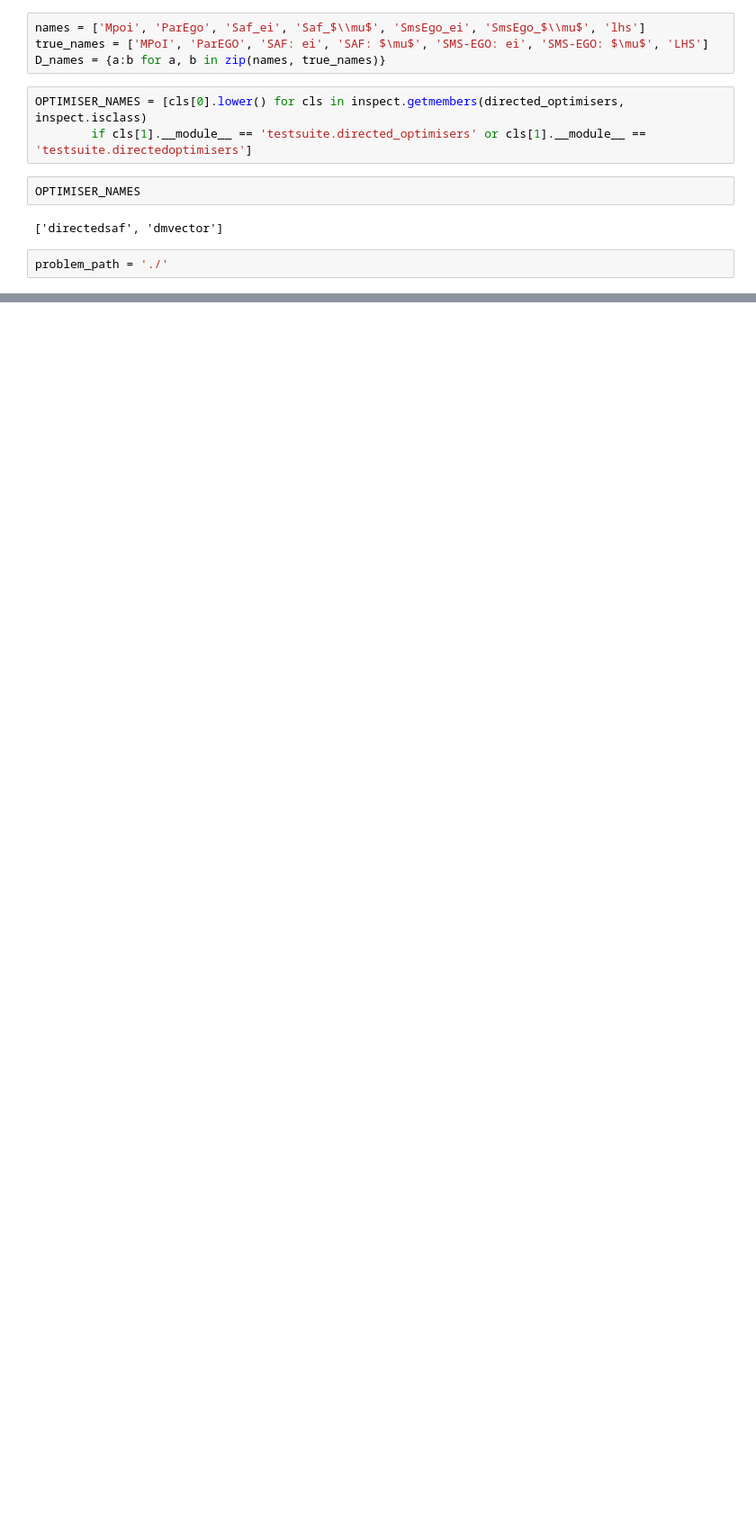
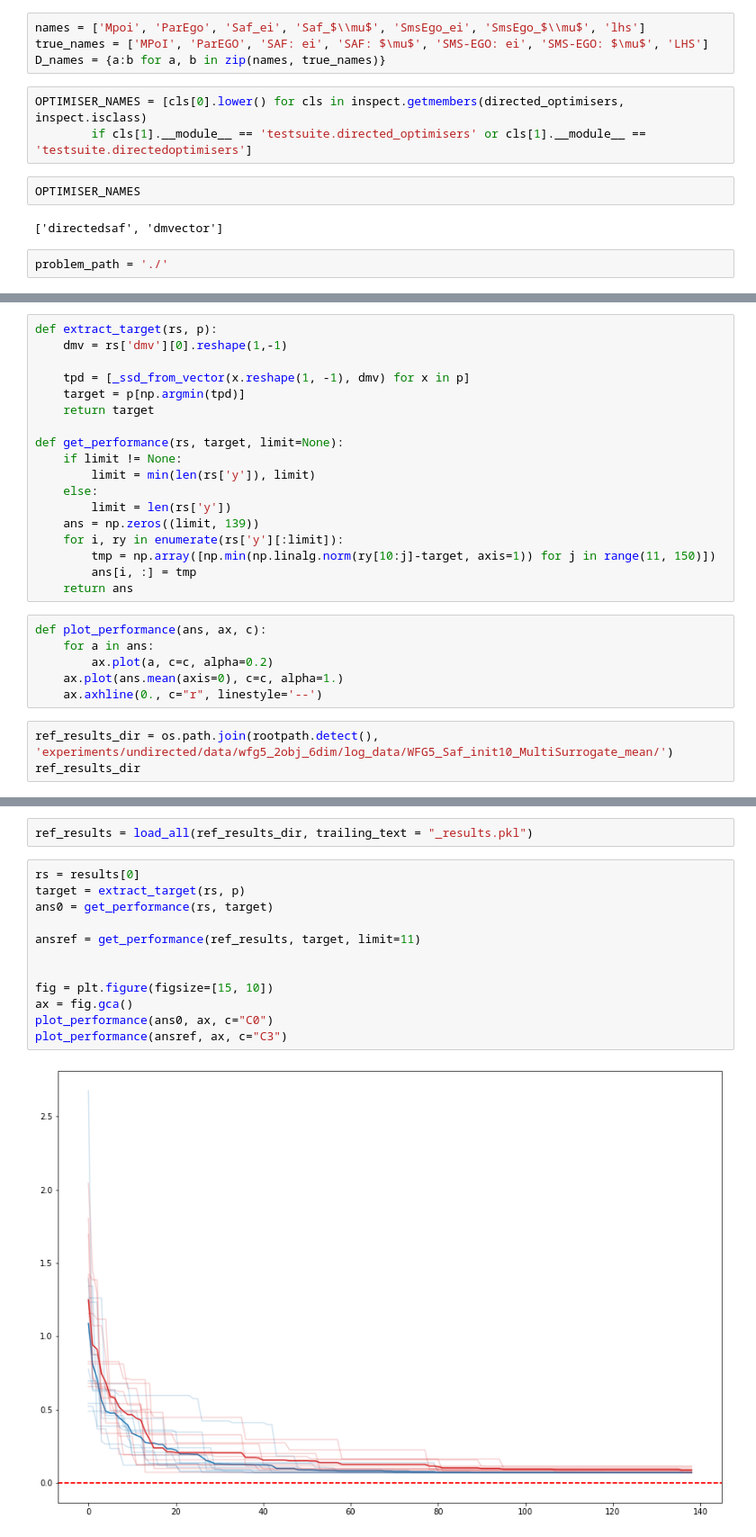
Before and after one commit to FinleyGibson/SAF_EMO, a Jupyter notebook: experiments/DM_directed/data/wfg5_2obj_6dim/new_results.ipynb, the cells around one changed output, grey strips where cells are left out. Shown at 90% size. Cells and saved outputs as stored; diff of their text form; blank space fills up the shorter version.

```diff
--- a/experiments/DM_directed/data/wfg5_2obj_6dim/new_results.ipynb
+++ b/experiments/DM_directed/data/wfg5_2obj_6dim/new_results.ipynb
@@ -211,0 +115,27 @@ IndexError: list index out of range
+# %%
+def extract_target(rs, p):
+    dmv = rs['dmv'][0].reshape(1,-1)
+
+    tpd = [_ssd_from_vector(x.reshape(1, -1), dmv) for x in p]
+    target = p[np.argmin(tpd)]
+    return target
+
+def get_performance(rs, target, limit=None):
+    if limit != None:
+        limit = min(len(rs['y']), limit)
+    else:
+        limit = len(rs['y'])
+    ans = np.zeros((limit, 139))
+    for i, ry in enumerate(rs['y'][:limit]):
+        tmp = np.array([np.min(np.linalg.norm(ry[10:j]-target, axis=1)) for j in range(11, 150)])
+        ans[i, :] = tmp
+    return ans
+# %%
+def plot_performance(ans, ax, c):
+    for a in ans:
+        ax.plot(a, c=c, alpha=0.2)
+    ax.plot(ans.mean(axis=0), c=c, alpha=1.)
+    ax.axhline(0., c="r", linestyle='--')
+# %%
+ref_results_dir = os.path.join(rootpath.detect(), 'experiments/undirected/data/wfg5_2obj_6dim/log_data/WFG5_Saf_init10_MultiSurrogate_mean/')
+ref_results_dir
@@ -211,0 +144,16 @@ IndexError: list index out of range
+# %%
+ref_results = load_all(ref_results_dir, trailing_text = "_results.pkl")
+# %%
+rs = results[0]
+target = extract_target(rs, p)
+ans0 = get_performance(rs, target)
+
+ansref = get_performance(ref_results, target, limit=11)
+
+
+fig = plt.figure(figsize=[15, 10])
+ax = fig.gca()
+plot_performance(ans0, ax, c="C0")
+plot_performance(ansref, ax, c="C3")
+# %% [output]
+[figure, added]
```
Also changed, not shown: parts of 16 cells of this notebook, 7 other files.
